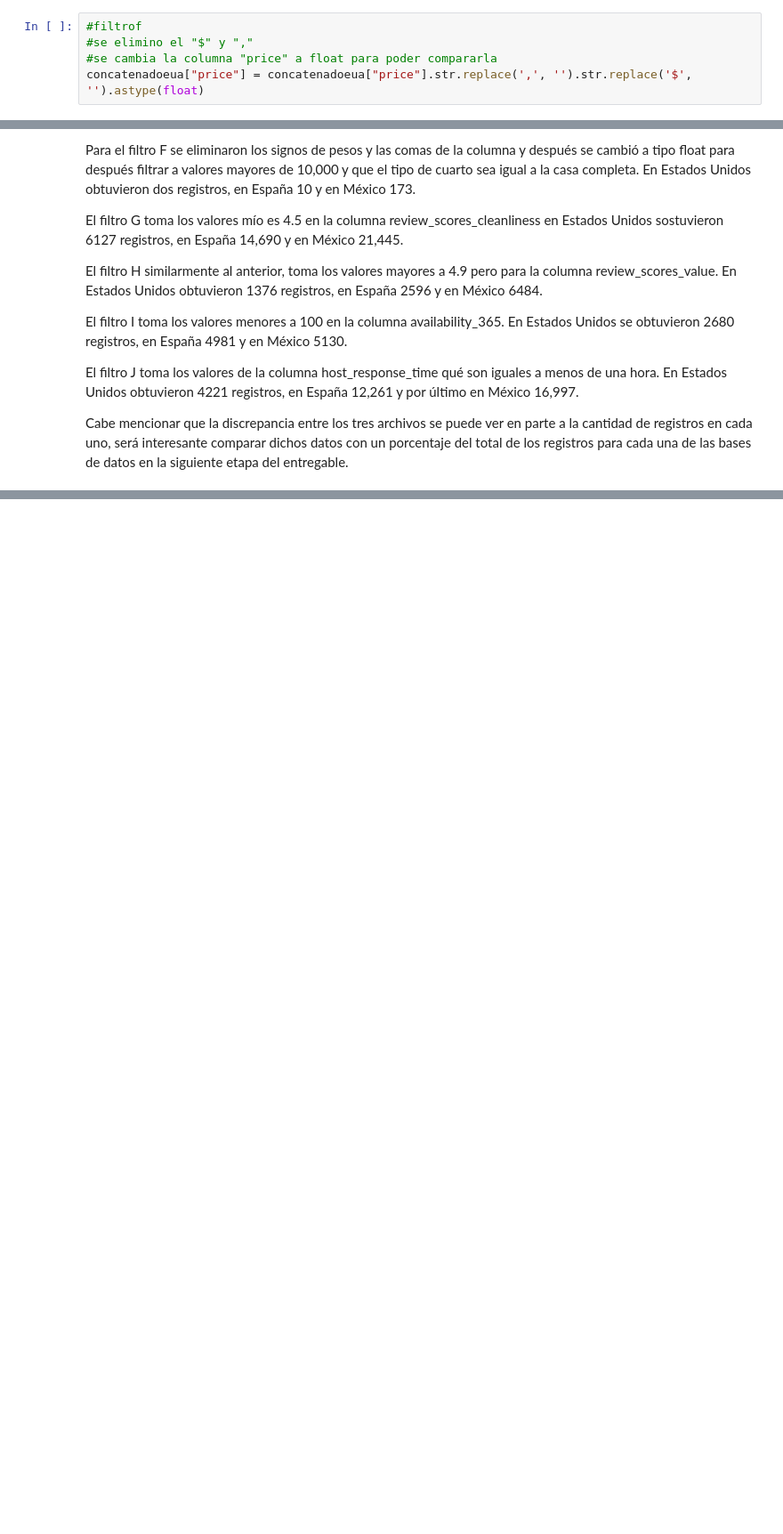
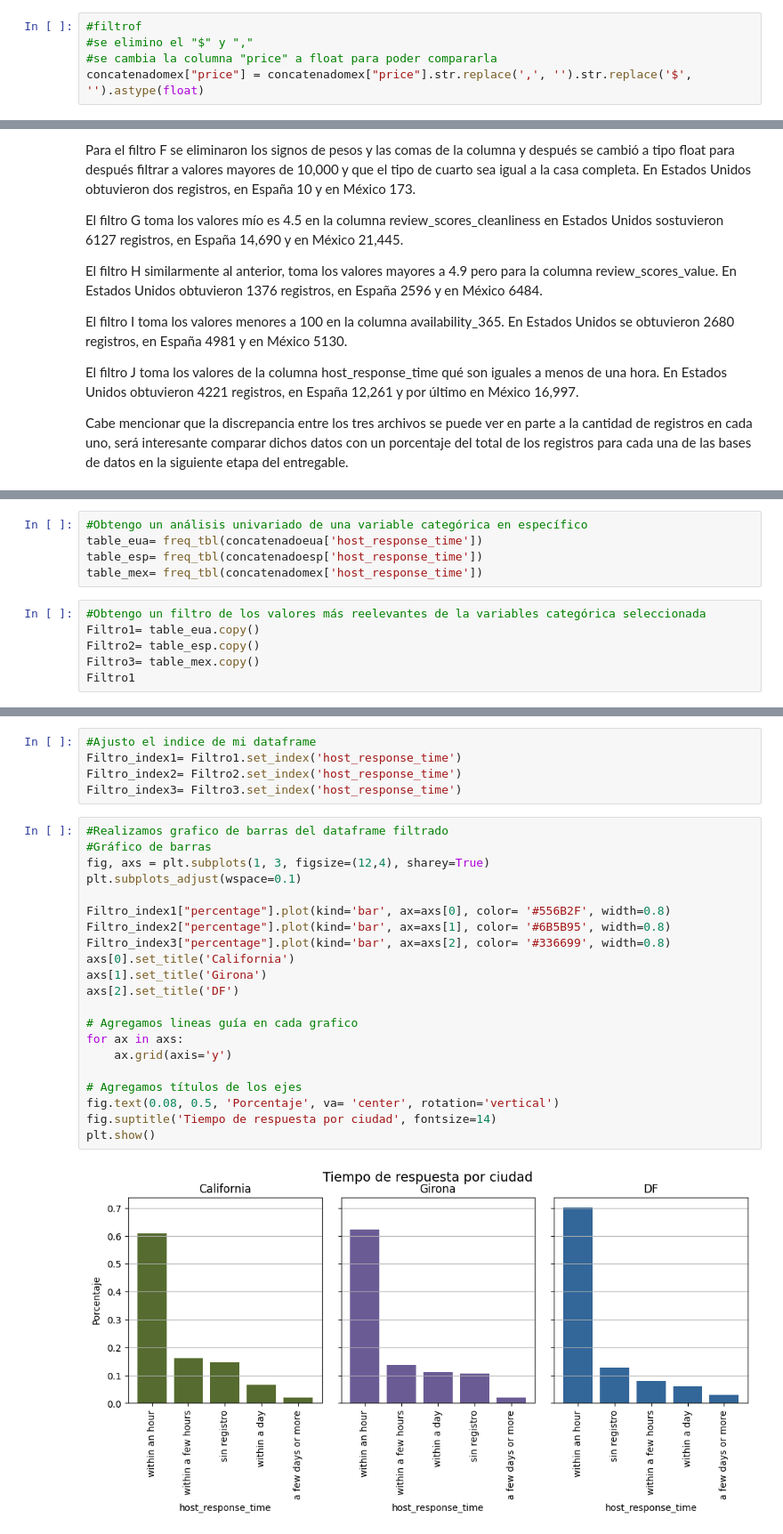
Before and after one commit to MSebastian3/Evaluacion, a Jupyter notebook: Actividad_5_(Evaluación).ipynb, the cells around one changed output, grey strips where cells are left out. Shown at 89% size. Drawn from its saved outputs; the diff is of its cells as text; blank space fills up the shorter version.

```diff
--- a/Actividad_5_(Evaluación).ipynb
+++ b/Actividad_5_(Evaluación).ipynb
@@ -610,5 +603,5 @@ concatenadoeua["bathrooms_text"] = concatenadoeua["bathrooms_text"].astype(float
 #filtrof
 #se elimino el "$" y ","
 #se cambia la columna "price" a float para poder compararla
-concatenadoeua["price"] = concatenadoeua["price"].str.replace(',', '').str.replace('$', '').astype(float)
+concatenadomex["price"] = concatenadomex["price"].str.replace(',', '').str.replace('$', '').astype(float)
 # %%
@@ -679,0 +682,11 @@ Cabe mencionar que la discrepancia entre los tres archivos se puede ver en parte
+# %%
+#Obtengo un análisis univariado de una variable categórica en específico
+table_eua= freq_tbl(concatenadoeua['host_response_time'])
+table_esp= freq_tbl(concatenadoesp['host_response_time'])
+table_mex= freq_tbl(concatenadomex['host_response_time'])
+# %%
+#Obtengo un filtro de los valores más reelevantes de la variables categórica seleccionada
+Filtro1= table_eua.copy()
+Filtro2= table_esp.copy()
+Filtro3= table_mex.copy()
+Filtro1
@@ -679,0 +700,28 @@ Cabe mencionar que la discrepancia entre los tres archivos se puede ver en parte
+# %%
+#Ajusto el indice de mi dataframe
+Filtro_index1= Filtro1.set_index('host_response_time')
+Filtro_index2= Filtro2.set_index('host_response_time')
+Filtro_index3= Filtro3.set_index('host_response_time')
+# %%
+#Realizamos grafico de barras del dataframe filtrado
+#Gráfico de barras
+fig, axs = plt.subplots(1, 3, figsize=(12,4), sharey=True)
+plt.subplots_adjust(wspace=0.1)
+
+Filtro_index1["percentage"].plot(kind='bar', ax=axs[0], color= '#556B2F', width=0.8)
+Filtro_index2["percentage"].plot(kind='bar', ax=axs[1], color= '#6B5B95', width=0.8)
+Filtro_index3["percentage"].plot(kind='bar', ax=axs[2], color= '#336699', width=0.8)
+axs[0].set_title('California')
+axs[1].set_title('Girona')
+axs[2].set_title('DF')
+
+# Agregamos lineas guía en cada grafico
+for ax in axs:
+    ax.grid(axis='y')
+
+# Agregamos títulos de los ejes
+fig.text(0.08, 0.5, 'Porcentaje', va= 'center', rotation='vertical')
+fig.suptitle('Tiempo de respuesta por ciudad', fontsize=14)
+plt.show()
+# %% [output]
+[figure, added]
```
Also changed, not shown: parts of 64 cells of this notebook.
